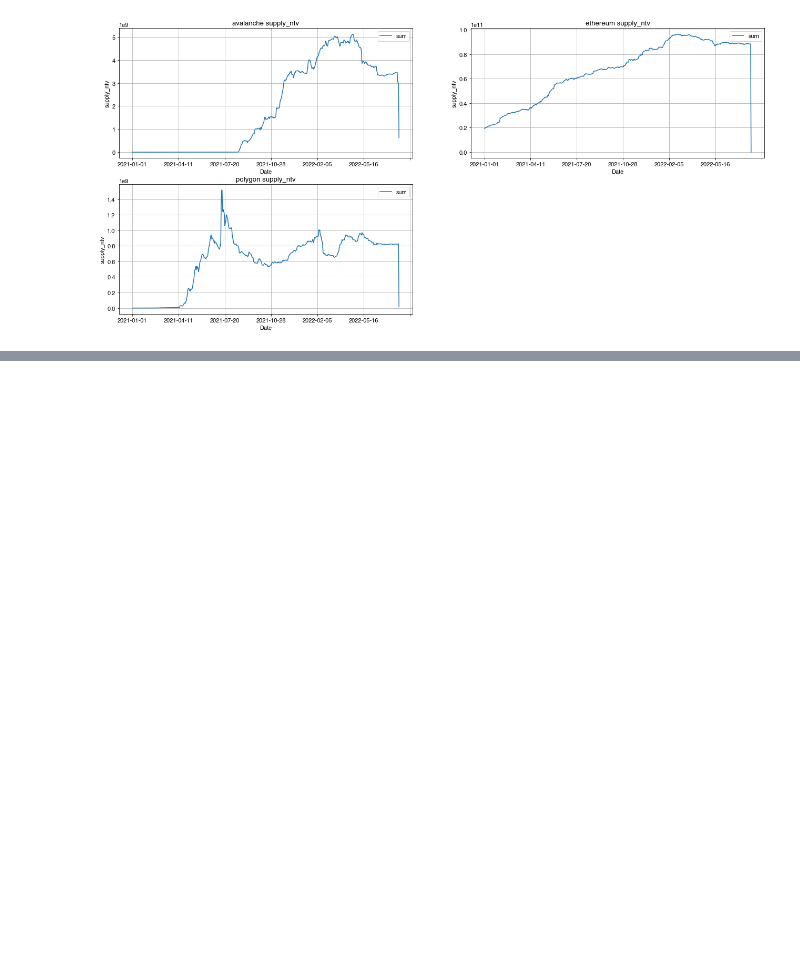
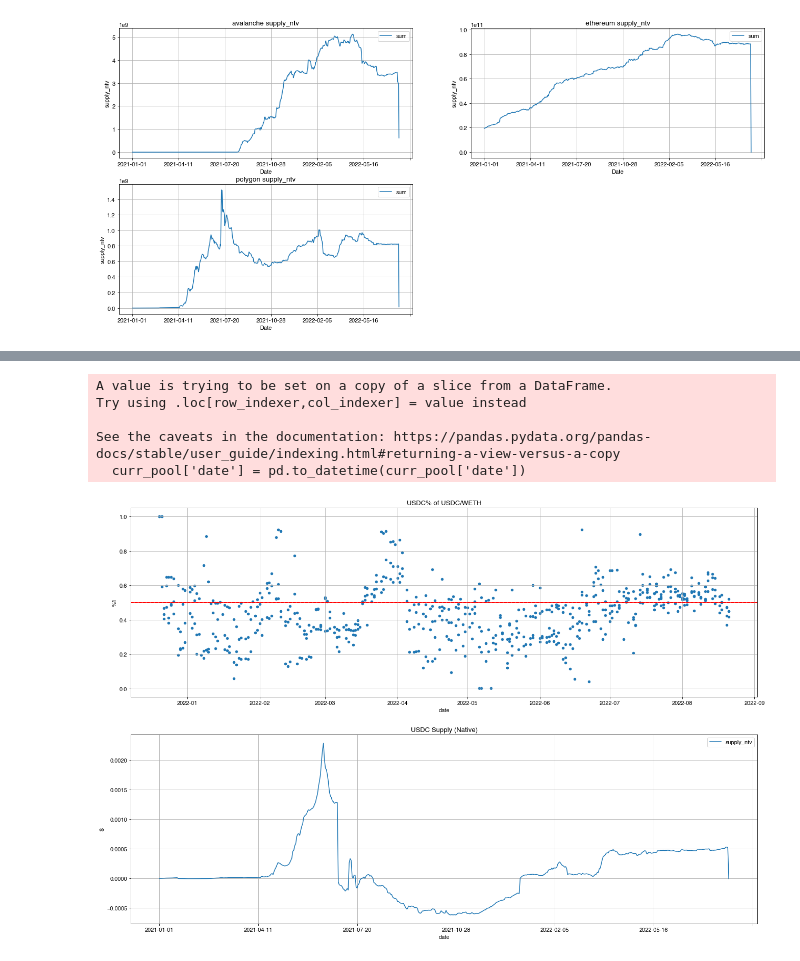
Before and after one commit to keroshanpillay/Stablecoin-Data-Project, a Jupyter notebook: Code/Historical_Analysis_V1.ipynb, the cells around one changed output, grey strips where cells are left out. Saved outputs shown, nothing was run; the diff lists cells and outputs as text; code cells hidden in the pictures; blank space fills up the shorter version.

```diff
--- a/Code/Historical_Analysis_V1.ipynb
+++ b/Code/Historical_Analysis_V1.ipynb
@@ -308,0 +515,51 @@ ax2.legend(loc='upper right')
+# %%
+curr_pool = dex_df[(dex_df['protocol']=='Uniswap')&
+                   (dex_df['pool_name']=='USDC/WETH') &
+                   (dex_df['chain']=='Polygon') &
+                   (dex_df['protocol_version']=='V3')]
+
+start_dt = '2021-01-01'
+end_dt = '2022-07-31'
+
+curr_pool['date'] = pd.to_datetime(curr_pool['date'])
+#curr_pool = concat_data(curr_pool, start_dt, end_dt)
+#curr_pool['date'] = curr_pool.date.dt.date
+#curr_pool = curr_pool.dropna()
+#print(curr_pool)
+
+token_1 = curr_pool['token_1'].iloc[50]
+token_2 = curr_pool['token_2'].iloc[50]
+chain = curr_pool['chain'].iloc[50]
+
+curr_token = stable_df.loc[(stable_df['token']==token_1)
+                          & (stable_df['chain']==chain.lower())]
+#date_array = pd.date_range('2021-01-01', '2022-07-31')
+#date_array = date_array.map(lambda t: t.strftime('%Y-%m-%d'))
+#curr_token['date'] = date_array
+#curr_token = curr_token.dropna()
+curr_token = concat_data(curr_token, start_dt, end_dt)
+
+fig, (ax1, ax2) = plt.subplots(2, figsize = (22,30))
+
+curr_pool.plot.scatter(x = 'date', y= '%1', ax = ax1,  figsize = (22,15), title = (token_1 + "% of "+ token_1 + '/' + token_2))
+ax1.axhline(y = 0.5, color = 'r', linestyle = '-')
+ax1.axhline(y = 0.5005, color = 'r', linestyle = '--')
+ax1.axhline(y = 0.4995, color = 'r', linestyle = '--')
+#ax1.axvline(x = datetime(2022,2,1), color = 'g', linestyle = '--')
+#ax1.axvline(x = datetime(2022,4,1), color = 'g', linestyle = '--')
+ax1.grid()
+#start_date = datetime(2021, 3, 2)
+#end_date = datetime(2021, 3, 5)
+#ax1.set_xlim([start_dt, end_dt])
+curr_token.plot(x = 'date', y = 'supply_ntv', figsize = (22,15), ax = ax2, title = token_1 + ' Supply (Native)', ylabel = '$')
+ax2.grid()
+#ax2.axvline(x = datetime(2022,4,1), color = 'g', linestyle = '--')
+#ax2.axvline(x = datetime(2022,2,1), color = 'g', linestyle = '--')
+#ax2.axhline(y = 1.5e9, color = 'r', linestyle = '--')
+# %% [output]
+A value is trying to be set on a copy of a slice from a DataFrame.
+Try using .loc[row_indexer,col_indexer] = value instead
+
+See the caveats in the documentation: https://pandas.pydata.org/pandas-docs/stable/user_guide/indexing.html#returning-a-view-versus-a-copy
+  curr_pool['date'] = pd.to_datetime(curr_pool['date'])
+[figure, added]
```
Also changed, not shown: parts of 19 cells of this notebook.
